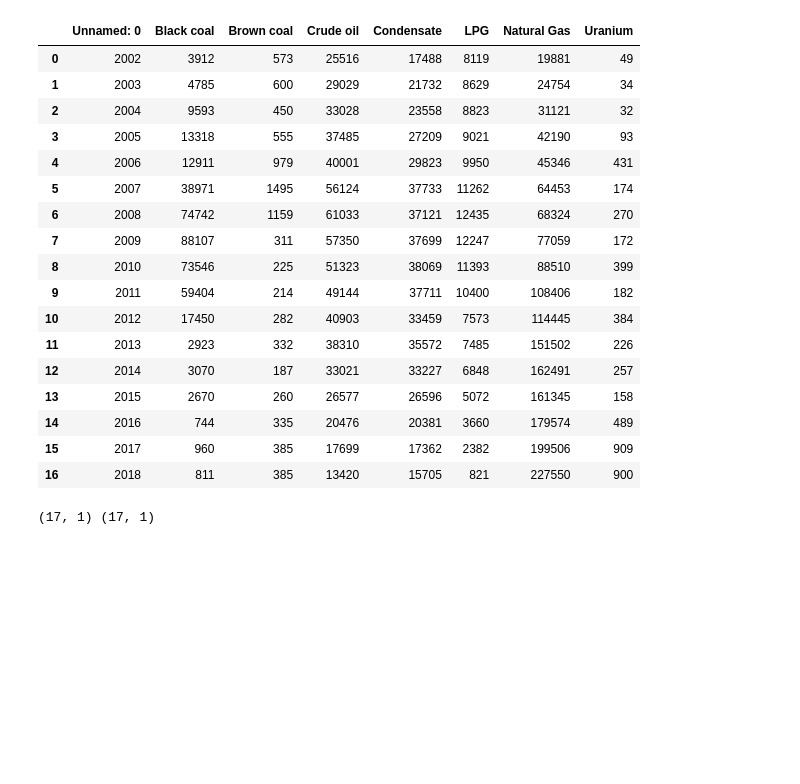
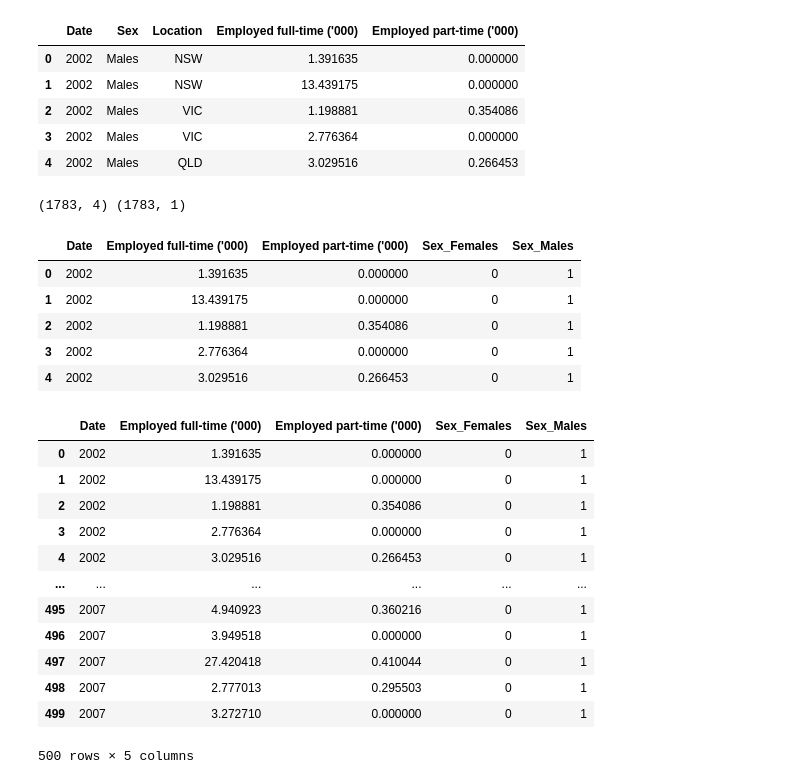
Before and after one commit to natalieddavies/FinalProject, a Jupyter notebook: scikit_learn.ipynb, the cells around one changed output. Saved outputs shown, nothing was run; the diff lists cells and outputs as text; code cells hidden in the pictures; blank space fills up the shorter version.

```diff
--- a/scikit_learn.ipynb
+++ b/scikit_learn.ipynb
@@ -5,32 +8,50 @@ import numpy as np
 import pandas as pd
 # %%
 # Read the csv file into a pandas DataFrame
-stocks = pd.read_csv('datasets\clean_data\money_stocks.csv')
-stocks.head(17)
+
+data = pd.read_csv('datasets\clean_data\mining_gender.csv')
+data.head()
 # %% [output]
-|  | Unnamed: 0 | Black coal | Brown coal | Crude oil | Condensate | LPG | Natural Gas | Uranium |
-| 0 | 2002 | 3912 | 573 | 25516 | 17488 | 8119 | 19881 | 49 |
-| 1 | 2003 | 4785 | 600 | 29029 | 21732 | 8629 | 24754 | 34 |
-| 2 | 2004 | 9593 | 450 | 33028 | 23558 | 8823 | 31121 | 32 |
-| 3 | 2005 | 13318 | 555 | 37485 | 27209 | 9021 | 42190 | 93 |
-| 4 | 2006 | 12911 | 979 | 40001 | 29823 | 9950 | 45346 | 431 |
-| 5 | 2007 | 38971 | 1495 | 56124 | 37733 | 11262 | 64453 | 174 |
-| 6 | 2008 | 74742 | 1159 | 61033 | 37121 | 12435 | 68324 | 270 |
-| 7 | 2009 | 88107 | 311 | 57350 | 37699 | 12247 | 77059 | 172 |
-| 8 | 2010 | 73546 | 225 | 51323 | 38069 | 11393 | 88510 | 399 |
-| 9 | 2011 | 59404 | 214 | 49144 | 37711 | 10400 | 108406 | 182 |
-| 10 | 2012 | 17450 | 282 | 40903 | 33459 | 7573 | 114445 | 384 |
-| 11 | 2013 | 2923 | 332 | 38310 | 35572 | 7485 | 151502 | 226 |
-| 12 | 2014 | 3070 | 187 | 33021 | 33227 | 6848 | 162491 | 257 |
-| 13 | 2015 | 2670 | 260 | 26577 | 26596 | 5072 | 161345 | 158 |
-| 14 | 2016 | 744 | 335 | 20476 | 20381 | 3660 | 179574 | 489 |
-| 15 | 2017 | 960 | 385 | 17699 | 17362 | 2382 | 199506 | 909 |
-| 16 | 2018 | 811 | 385 | 13420 | 15705 | 821 | 227550 | 900 |
+|  | Date | Sex | Location | Employed full-time ('000) | Employed part-time ('000) |
+| 0 | 2002 | Males | NSW | 1.391635 | 0.000000 |
+| 1 | 2002 | Males | NSW | 13.439175 | 0.000000 |
+| 2 | 2002 | Males | VIC | 1.198881 | 0.354086 |
+| 3 | 2002 | Males | VIC | 2.776364 | 0.000000 |
+| 4 | 2002 | Males | QLD | 3.029516 | 0.266453 |
-# %%
-# Assign the data to X and y
-
-X = stocks[["Condensate"]]
-y = stocks["Unnamed: 0"].values.reshape(-1, 1)
-print(X.shape, y.shape)
-# %% [output]
-(17, 1) (17, 1)
+# %%
+X = data[["Date", "Sex","Employed full-time ('000)","Employed part-time ('000)"]]
+y = data["Employed part-time ('000)"].values.reshape(-1, 1)
+print(X.shape, y.shape)
+# %% [output]
+(1783, 4) (1783, 1)
+# %%
+data = X.copy()
+
+data_binary_encoded = pd.get_dummies(data, columns=["Sex"])
+data_binary_encoded.head()
+# %% [output]
+|  | Date | Employed full-time ('000) | Employed part-time ('000) | Sex_Females | Sex_Males |
+| 0 | 2002 | 1.391635 | 0.000000 | 0 | 1 |
+| 1 | 2002 | 13.439175 | 0.000000 | 0 | 1 |
+| 2 | 2002 | 1.198881 | 0.354086 | 0 | 1 |
+| 3 | 2002 | 2.776364 | 0.000000 | 0 | 1 |
+| 4 | 2002 | 3.029516 | 0.266453 | 0 | 1 |
+# %%
+data = X.copy()
+
+data_binary_encoded = pd.get_dummies(data)
+data_binary_encoded.head(500)
+# %% [output]
+|  | Date | Employed full-time ('000) | Employed part-time ('000) | Sex_Females | Sex_Males |
+| 0 | 2002 | 1.391635 | 0.000000 | 0 | 1 |
+| 1 | 2002 | 13.439175 | 0.000000 | 0 | 1 |
+| 2 | 2002 | 1.198881 | 0.354086 | 0 | 1 |
+| 3 | 2002 | 2.776364 | 0.000000 | 0 | 1 |
+| 4 | 2002 | 3.029516 | 0.266453 | 0 | 1 |
+| ... | ... | ... | ... | ... | ... |
+| 495 | 2007 | 4.940923 | 0.360216 | 0 | 1 |
+| 496 | 2007 | 3.949518 | 0.000000 | 0 | 1 |
+| 497 | 2007 | 27.420418 | 0.410044 | 0 | 1 |
+| 498 | 2007 | 2.777013 | 0.295503 | 0 | 1 |
+| 499 | 2007 | 3.272710 | 0.000000 | 0 | 1 |
+500 rows × 5 columns
```
Also changed, not shown: parts of 12 cells of this notebook, 2 other files.
